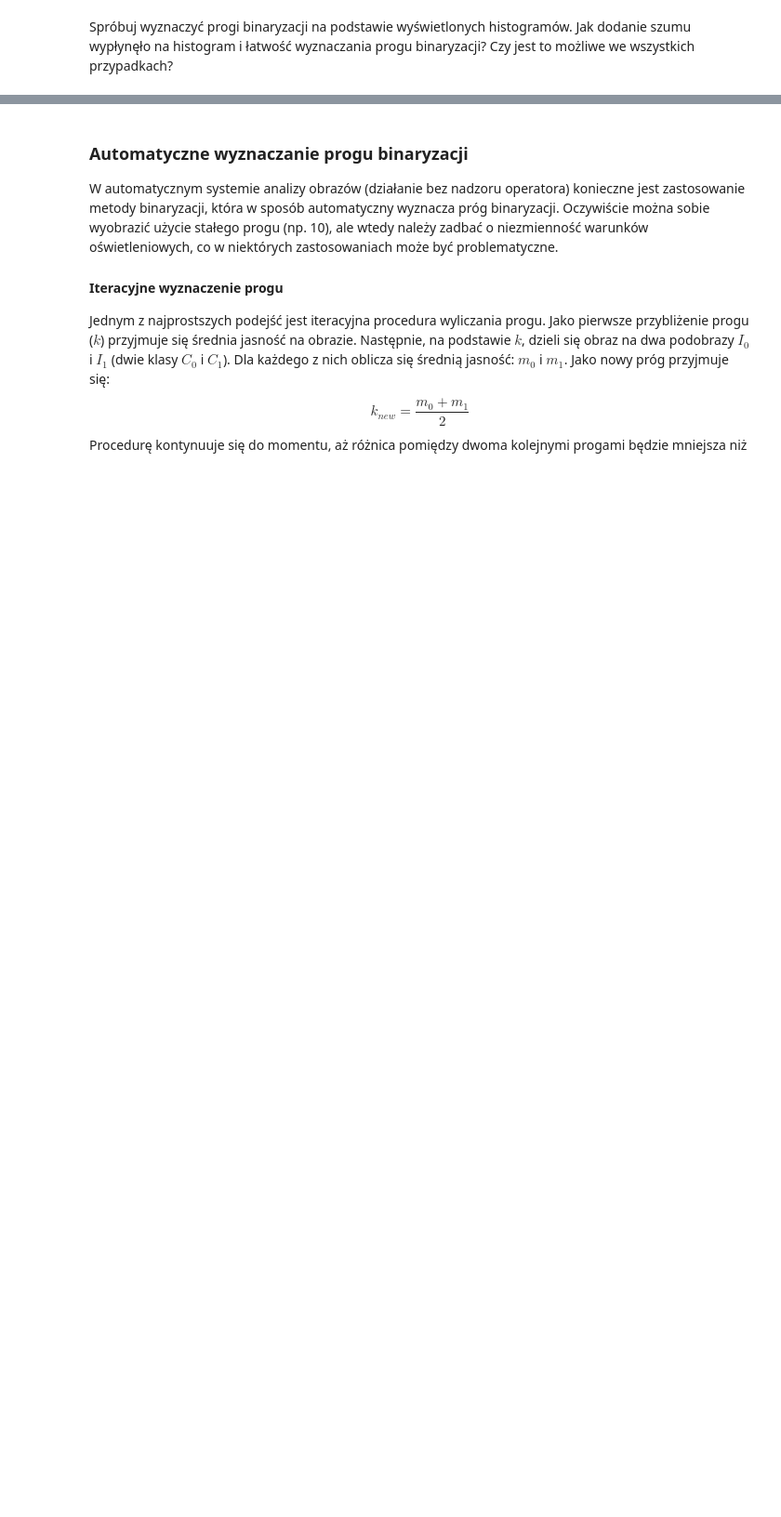
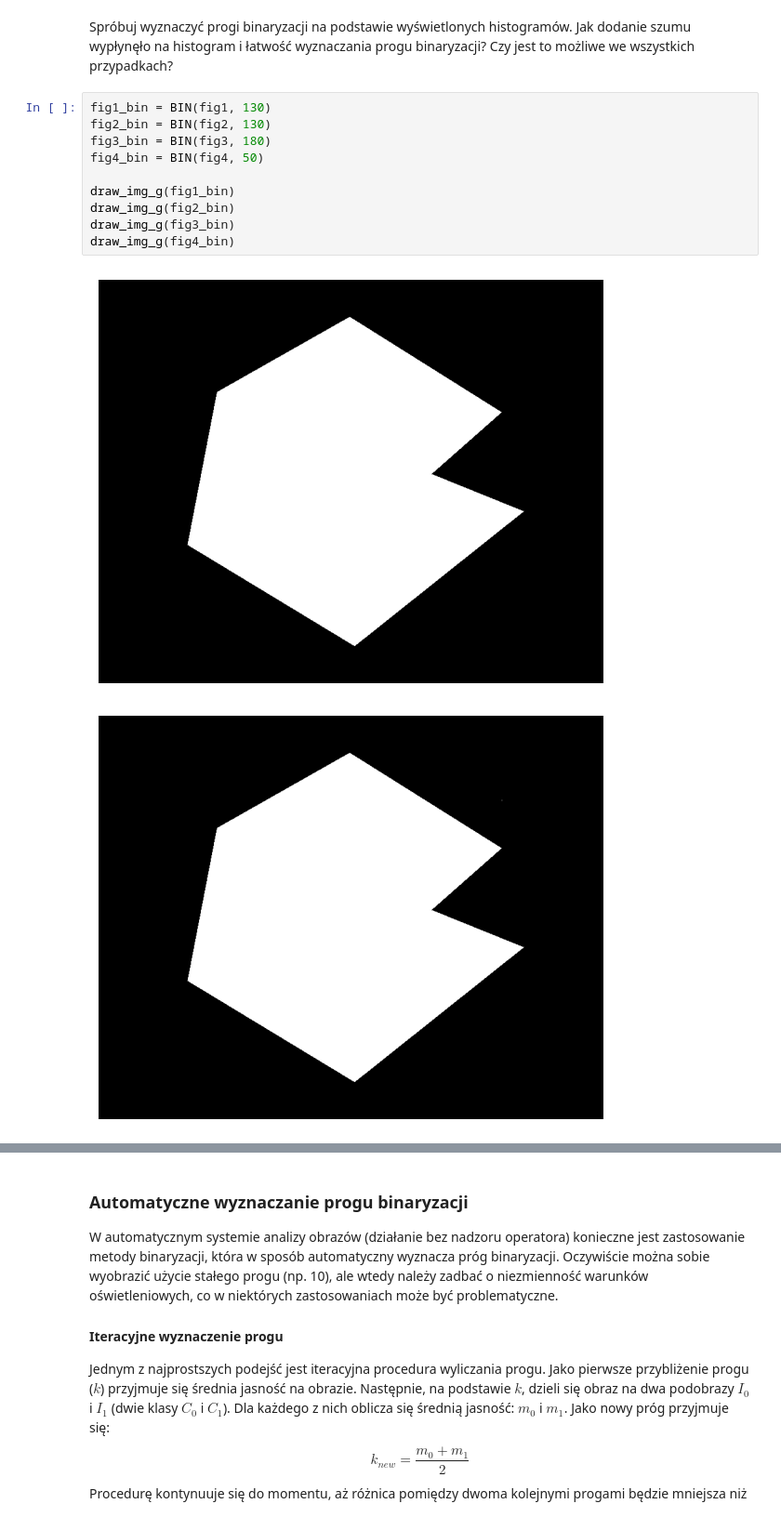
Before and after one commit to sQbanv/Introduction-to-Digital-Image-Processing, a Jupyter notebook: Binaryzacja/04_thresholding.ipynb, the cells around one changed output, grey strips where cells are left out. Shown at 93% size. Drawn from its saved outputs; the diff is of its cells as text; blank space fills up the shorter version.

```diff
--- a/Binaryzacja/04_thresholding.ipynb
+++ b/Binaryzacja/04_thresholding.ipynb
@@ -70,3 +127,16 @@ Użyj obrazy:
 Spróbuj wyznaczyć progi binaryzacji na podstawie wyświetlonych histogramów.
 Jak dodanie szumu wypłynęło na histogram i łatwość wyznaczania progu binaryzacji?
 Czy jest to możliwe we wszystkich przypadkach?
+# %%
+fig1_bin = BIN(fig1, 130)
+fig2_bin = BIN(fig2, 130)
+fig3_bin = BIN(fig3, 180)
+fig4_bin = BIN(fig4, 50)
+
+draw_img_g(fig1_bin)
+draw_img_g(fig2_bin)
+draw_img_g(fig3_bin)
+draw_img_g(fig4_bin)
+# %% [output]
+[figure, added]
+[figure, added]
```
Also changed, not shown: parts of 7 cells of this notebook, 9 other files.
